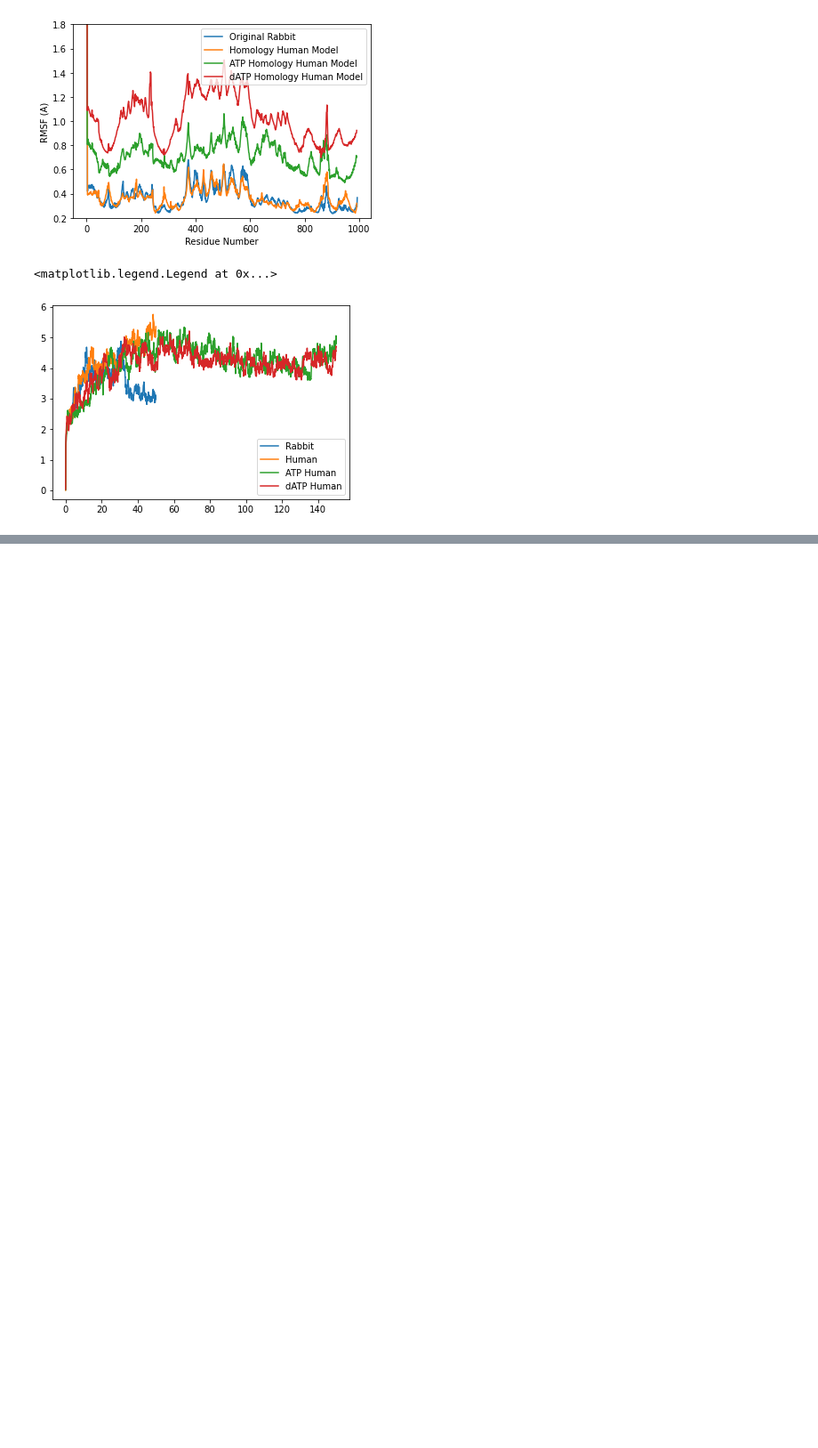
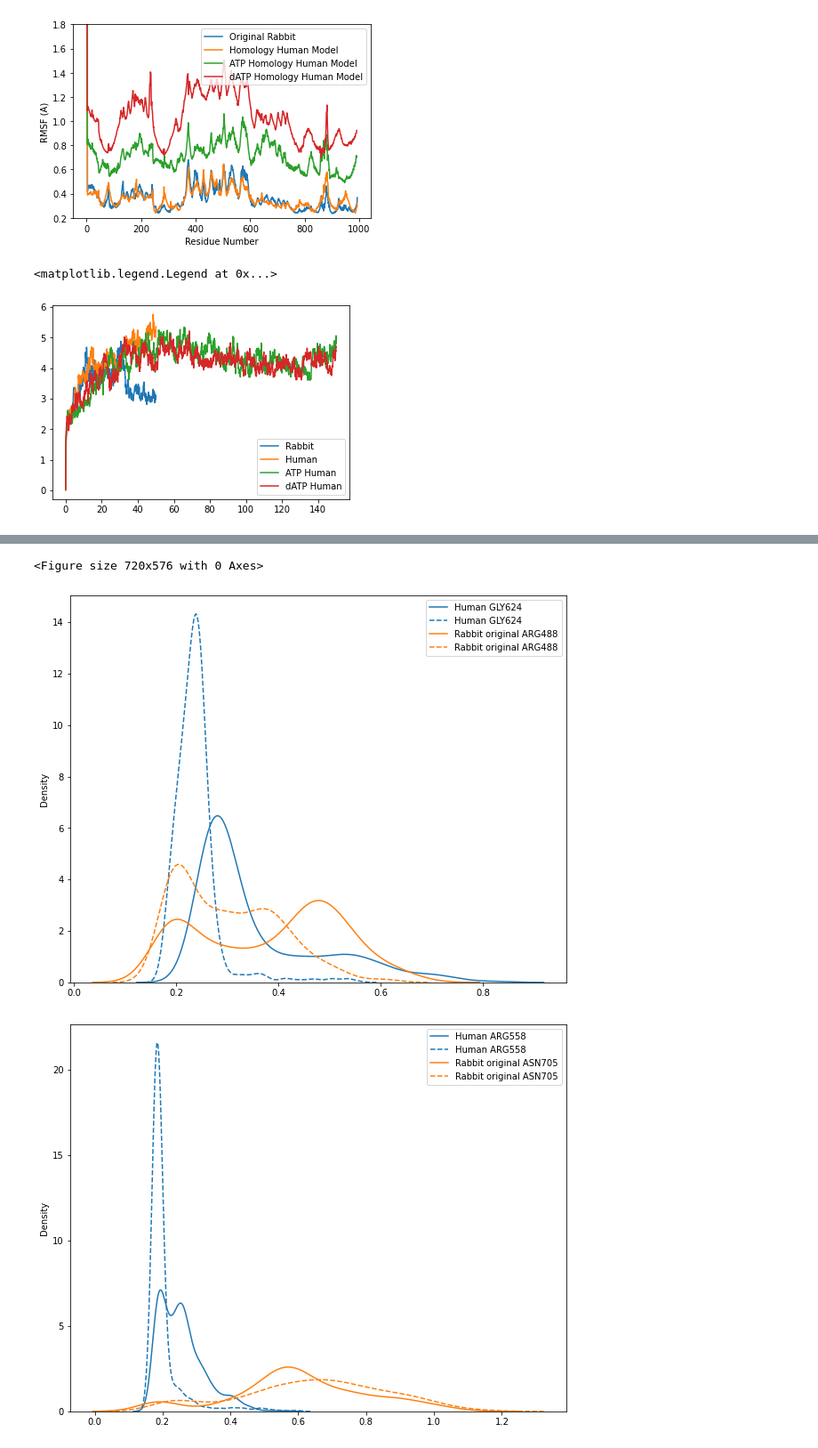
Before and after one commit to cmrg-lab/serca-atp-datp, a Jupyter notebook: simulation_structures/quick_analysis/Trajectory_domain_analysis.ipynb, the cells around one changed output, grey strips where cells are left out. Shown at 89% size. Cells and saved outputs as stored; diff of their text form; code cells hidden in the pictures; blank space fills up the shorter version.

```diff
--- a/simulation_structures/quick_analysis/Trajectory_domain_analysis.ipynb
+++ b/simulation_structures/quick_analysis/Trajectory_domain_analysis.ipynb
@@ -360,0 +400,44 @@ for i in range(1):
+# %%
+plt.figure(figsize = (10,8))
+colors = ['C0','C1','C2','C3','C4','C5','C6','C7','C8','C9','C0']
+n= 10
+
+'''for i in range(n):
+
+    index = np.argsort(contact_human_ATP_dist[-1])[i]
+
+    plt.plot(contact_human_ATP_dist[:,index])
+    plt.plot(contact_human_dATP_dist[:,index])'''
+
+for i in range(n):
+    plt.figure(figsize = (10,8))
+
+    index = np.argsort(contact_human_ATP_dist[-1])[i]
+
+    residue = pairs_human[index][1]
+    sns.kdeplot(contact_human_ATP_dist[:,index],
+                label = 'Human '+ str(human_3W5A_ATP.top.residue(residue)),
+                color = colors[0],
+               )
+    sns.kdeplot(contact_human_dATP_dist[:,index],
+                label = 'Human '+str(human_3W5A_dATP.top.residue(residue)),
+                color = colors[0],
+               linestyle = '--')
+    plt.legend()
+
+    index = np.argsort(contact_original_ATP_dist[-1])[i]
+
+    residue = pairs_original[index][1]
+    sns.kdeplot(contact_original_ATP_dist[:,index],
+                label = 'Rabbit original '+str(original_3W5A_ATP.top.residue(residue)),
+                color = colors[1],
+               )
+    sns.kdeplot(contact_original_dATP_dist[:,index],
+                label = 'Rabbit original '+str(original_3W5A_dATP.top.residue(residue)),
+                color = colors[1],
+               linestyle = '--')
+    plt.legend()
+# %% [output]
+<Figure size 720x576 with 0 Axes>
+[figure, added]
+[figure, added]
```
Also changed, not shown: parts of 27 cells of this notebook.
